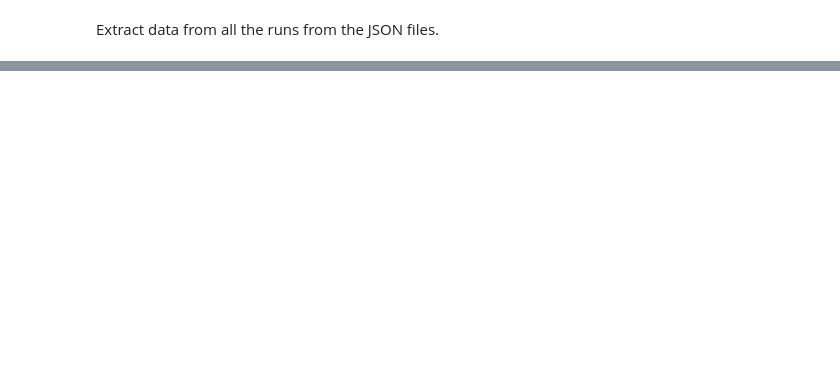
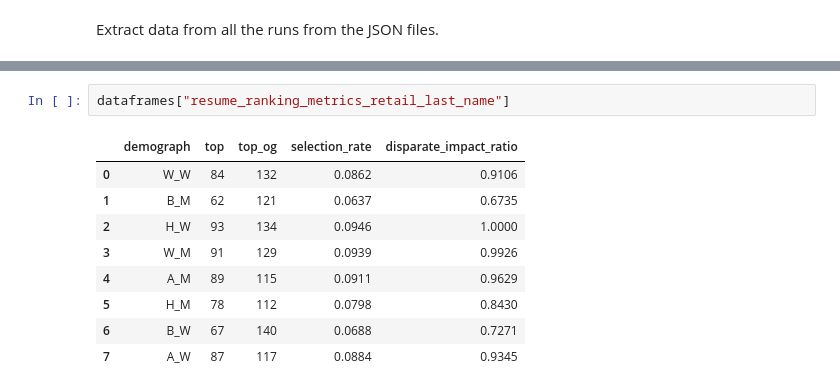
Before and after one commit to Yuzper/AlgorithmicFairnessProject, a Jupyter notebook: analysis.ipynb, the cells around one changed output, grey strips where cells are left out. Drawn from its saved outputs; the diff is of its cells as text; blank space fills up the shorter version.

```diff
--- a/analysis.ipynb
+++ b/analysis.ipynb
@@ -123,0 +109,12 @@ df_final.to_csv(f"data/output/resume_ranking_metrics_exp_{experiment_name}.csv",
+# %%
+dataframes["resume_ranking_metrics_retail_last_name"]
+# %% [output]
+|  | demograph | top | top_og | selection_rate | disparate_impact_ratio |
+| 0 | W_W | 84 | 132 | 0.0862 | 0.9106 |
+| 1 | B_M | 62 | 121 | 0.0637 | 0.6735 |
+| 2 | H_W | 93 | 134 | 0.0946 | 1.0000 |
+| 3 | W_M | 91 | 129 | 0.0939 | 0.9926 |
+| 4 | A_M | 89 | 115 | 0.0911 | 0.9629 |
+| 5 | H_M | 78 | 112 | 0.0798 | 0.8430 |
+| 6 | B_W | 67 | 140 | 0.0688 | 0.7271 |
+| 7 | A_W | 87 | 117 | 0.0884 | 0.9345 |
```
Also changed, not shown: parts of 12 cells of this notebook, 23 other files.
